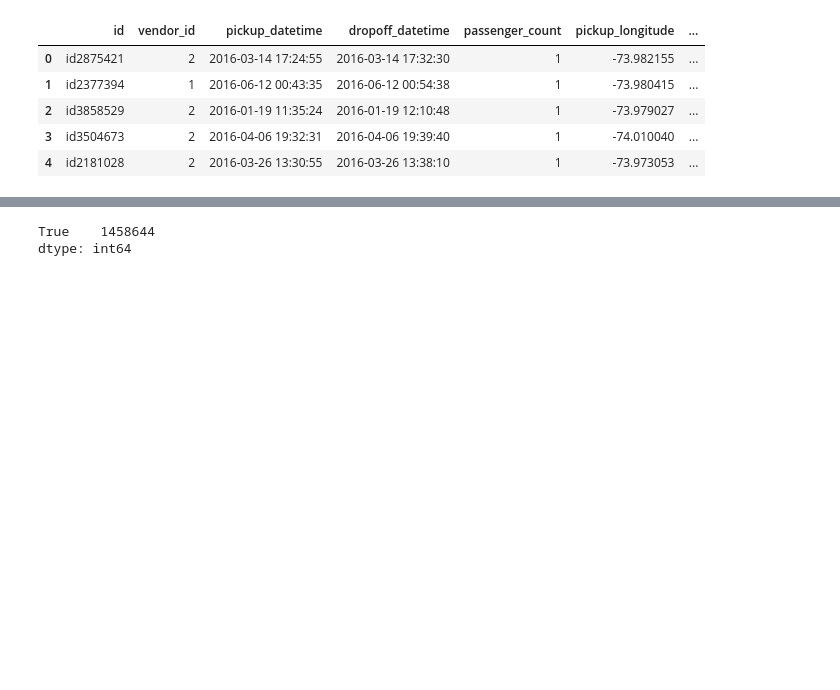
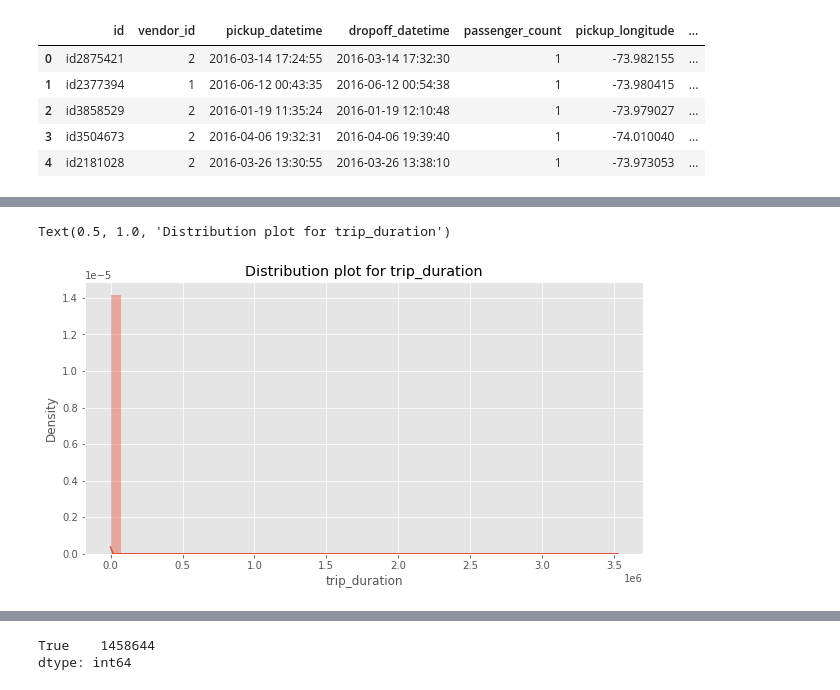
Before and after one commit to jainrasik/NYC-Taxi-Trip-Time-Prediction-Rasik-Jain, a Jupyter notebook: NYC_Taxi_Trip_Time_Prediction_rasik_jain_Capstone_Project.ipynb, the cells around one changed output, grey strips where cells are left out. Saved outputs shown, nothing was run; the diff lists cells and outputs as text; code cells hidden in the pictures; blank space fills up the shorter version.

```diff
--- a/NYC_Taxi_Trip_Time_Prediction_rasik_jain_Capstone_Project.ipynb
+++ b/NYC_Taxi_Trip_Time_Prediction_rasik_jain_Capstone_Project.ipynb
@@ -136,0 +139,9 @@ df['trip_duration'].plot(kind='box')
+# %%
+#Checking the distribution of dependent variable
+plt.figure(figsize=[10,5])
+plt.style.use('ggplot')
+sns.distplot(df[dependent_variable])
+plt.title("Distribution plot for trip_duration")
+# %% [output]
+Text(0.5, 1.0, 'Distribution plot for trip_duration')
+[figure, added]
```
Also changed, not shown: parts of 40 cells of this notebook.
